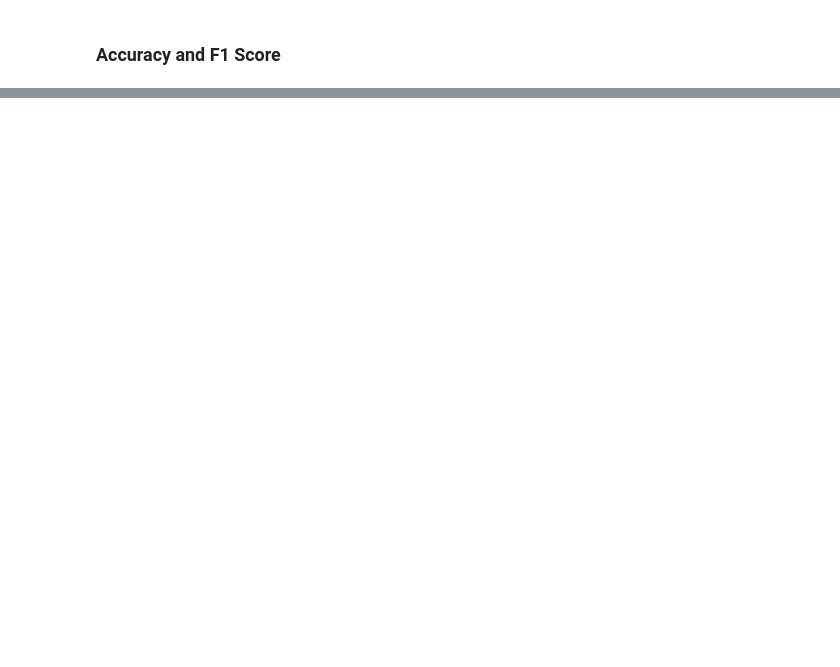
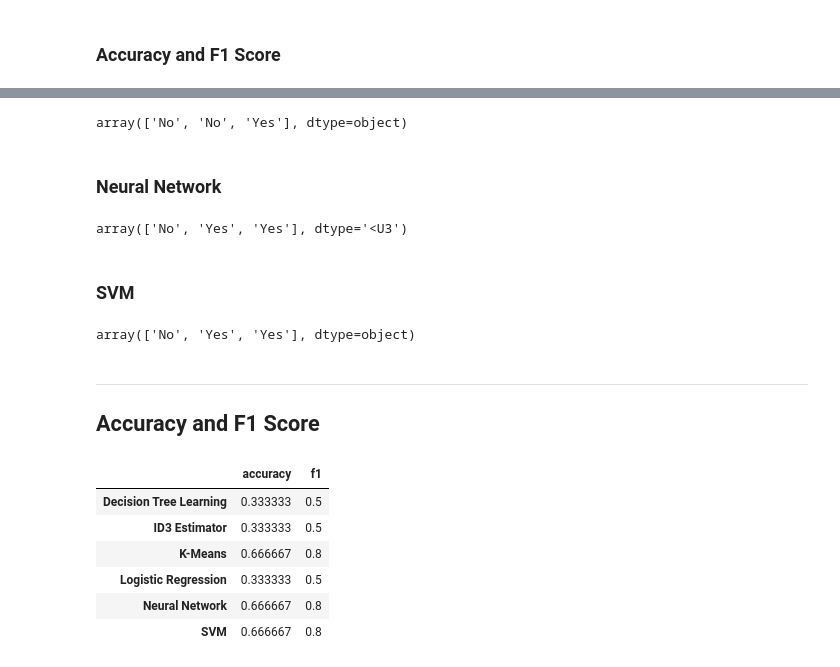
Before and after one commit to muchammadibnu/tucil1ML, a Jupyter notebook: Tucil 1 ML.ipynb, the cells around one changed output, grey strips where cells are left out. Saved outputs shown, nothing was run; the diff lists cells and outputs as text; code cells hidden in the pictures; blank space fills up the shorter version.

```diff
--- a/Tucil 1 ML.ipynb
+++ b/Tucil 1 ML.ipynb
@@ -400,0 +357,5 @@ allScore
+# %%
+modelKmeans.fit(X_train_full, y_train)
+
+predsKmeans = ['Yes' if item==1 else 'No' for item in modelKmeans.predict(X_valid_full)]
+predsKmeans
@@ -400,0 +366,42 @@ allScore
+# %%
+modlogistic.fit(X_train_full, y_train)
+
+predsLogistic = modlogistic.predict(X_valid_full)
+predsLogistic
+# %% [output]
+array(['No', 'No', 'Yes'], dtype=object)
+# %% [markdown]
+### Neural Network
+# %%
+modNeural.fit(X_train_full, y_train)
+predsNeural = modNeural.predict(X_valid_full)
+predsNeural
+# %% [output]
+array(['No', 'Yes', 'Yes'], dtype='<U3')
+# %% [markdown]
+### SVM
+# %%
+modSVM.fit(X_train_full, y_train)
+predsSVM = modSVM.predict(X_valid_full)
+predsSVM
+# %% [output]
+array(['No', 'Yes', 'Yes'], dtype=object)
+# %% [markdown]
+---
+## Accuracy and F1 Score
+# %%
+from sklearn.metrics import accuracy_score, f1_score
+
+accuracy = [accuracy_score(y_valid, predsDtl),accuracy_score(y_valid, predsID3),accuracy_score(y_valid, predsKmeans),accuracy_score(y_valid, predsLogistic),accuracy_score(y_valid, predsNeural),accuracy_score(y_valid, predsSVM)]
+f1 = [f1_score(y_valid, predsDtl, pos_label='Yes'), f1_score(y_valid, predsID3, pos_label='Yes'), f1_score(y_valid, predsKmeans, pos_label='Yes'), f1_score(y_valid, predsLogistic, pos_label='Yes'), f1_score(y_valid, predsNeural, pos_label='Yes'), f1_score(y_valid, predsSVM, pos_label='Yes')]
+score_data = {'accuracy': accuracy, 'f1': f1}
+score = pd.DataFrame(data = score_data, index=['Decision Tree Learning', 'ID3 Estimator', 'K-Means', 'Logistic Regression', 'Neural Network', 'SVM'])
+score
+# %% [output]
+|  | accuracy | f1 |
+| Decision Tree Learning | 0.333333 | 0.5 |
+| ID3 Estimator | 0.333333 | 0.5 |
+| K-Means | 0.666667 | 0.8 |
+| Logistic Regression | 0.333333 | 0.5 |
+| Neural Network | 0.666667 | 0.8 |
+| SVM | 0.666667 | 0.8 |
```
Also changed, not shown: parts of 84 cells of this notebook, 3 other files.
